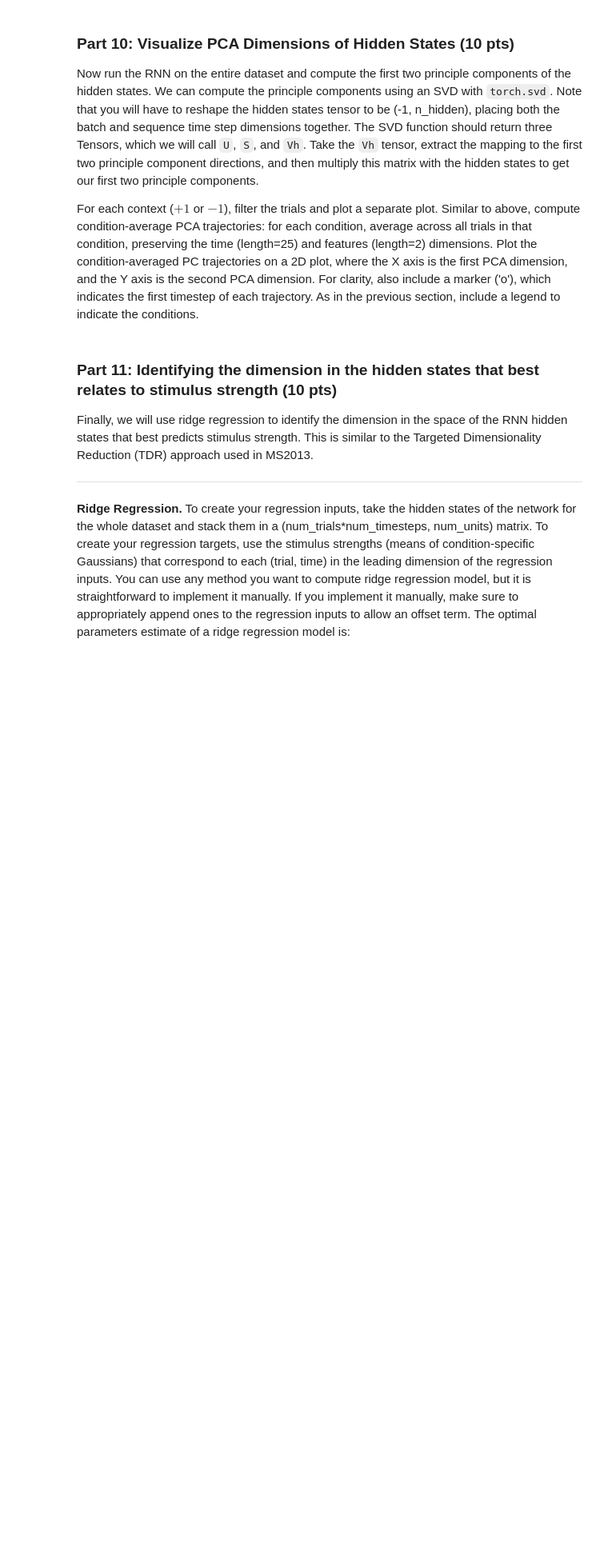
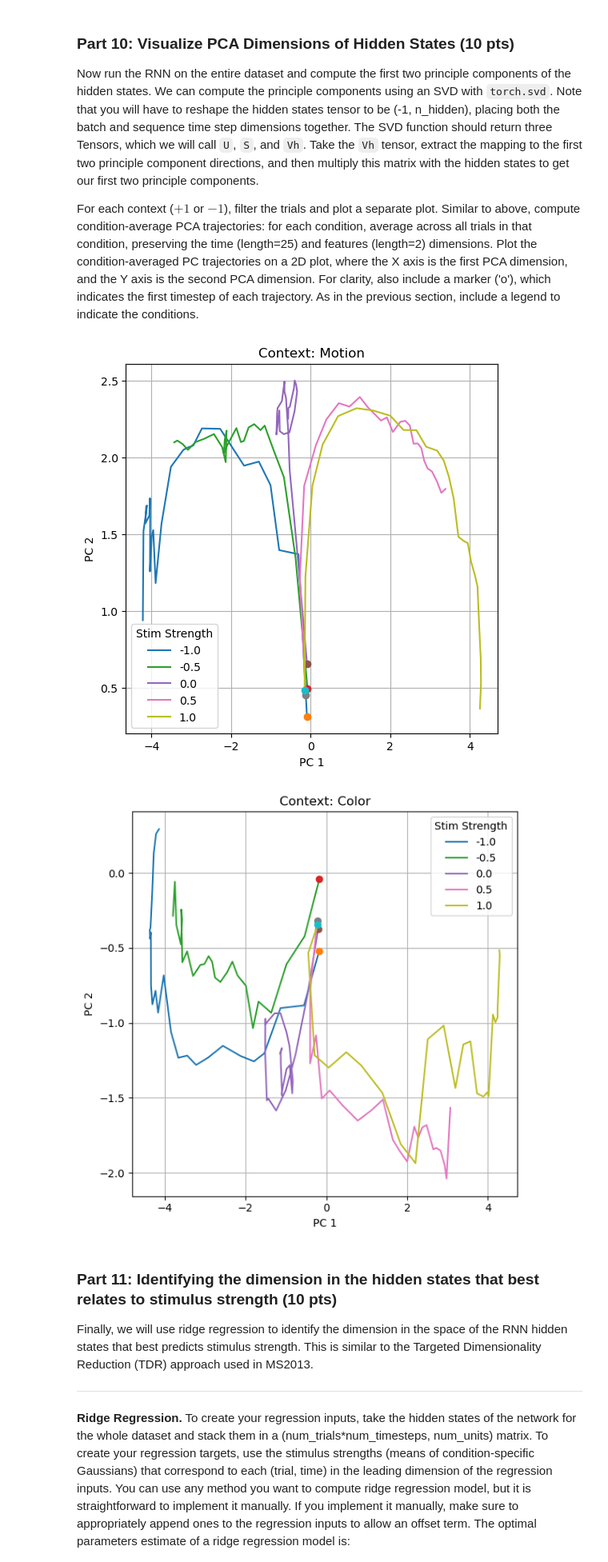
Before and after one commit to khanakagrawal/ML_for_Neuro, a Jupyter notebook: hw5/HW5b.ipynb, the cells around one changed output. Shown at 80% size. Drawn from its saved outputs; the diff is of its cells as text; code cells hidden in the pictures; blank space fills up the shorter version.

Commit message:
PCA on hidden states

```diff
--- a/hw5/HW5b.ipynb
+++ b/hw5/HW5b.ipynb
@@ -224,7 +224,6 @@ filtered_hidden = hidden_states[cue_mask]
 filtered_inputs = rnn_inputs[cue_mask]
 filtered_cues = context_cues[cue_mask]
 
-condition_means = [-1, -0.5, 0, 0.5, 1]
 condition_masks = []
 
 for strength in condition_means:
@@ -268,6 +267,50 @@ for unit in hidden_units_to_plot:
 Now run the RNN on the entire dataset and compute the first two principle components of the hidden states. We can compute the principle components using an SVD with `torch.svd`. Note that you will have to reshape the hidden states tensor to be (-1, n_hidden), placing both the batch and sequence time step dimensions together. The SVD function should return three Tensors, which we will call `U`, `S`, and `Vh`. Take the `Vh` tensor, extract the mapping to the first two principle component directions, and then multiply this matrix with the hidden states to get our first two principle components.
 
 For each context ($+1$ or $-1$), filter the trials and plot a separate plot. Similar to above, compute condition-average PCA trajectories: for each condition, average across all trials in that condition, preserving the time (length=25) and features (length=2) dimensions. Plot the condition-averaged PC trajectories on a 2D plot, where the X axis is the first PCA dimension, and the Y axis is the second PCA dimension. For clarity, also include a marker ('o'), which indicates the first timestep of each trajectory. As in the previous section, include a legend to indicate the conditions.
+# %%
+N, T, H = hidden_states.shape
+hidden_reshaped = hidden_states.reshape(N * T, H)
+
+U, S, Vh = torch.svd(hidden_reshaped)
+V2 = Vh[:, :2]
+
+hidden_pca = hidden_reshaped @ V2
+hidden_pca = hidden_pca.reshape(N, T, 2)
+
+for ctx in [1, -1]:
+    fig, ax = plt.subplots(figsize=(6, 6))
+
+    for strength in condition_means:
+        matching_trials = []
+        for i in range(N):
+            if context_cues[i].item() != ctx:
+                continue
+            relevant_dim = 0 if ctx == 1 else 1
+            stim = rnn_inputs[i, :, relevant_dim]
+            stim_mean = stim.mean().item()
+            if abs(stim_mean - strength) < 0.05:
+                matching_trials.append(i)
+
+        if not matching_trials:
+            continue
+
+        trajs = hidden_pca[matching_trials]
+        mean_traj = trajs.mean(dim=0)
+
+        ax.plot(mean_traj[:, 0], mean_traj[:, 1], label=f'{strength:.1f}')
+        ax.plot(mean_traj[0, 0], mean_traj[0, 1], 'o')
+
+    ax.set_title(f'Context: {"Motion" if ctx==1 else "Color"}')
+    ax.set_xlabel('PC 1')
+    ax.set_ylabel('PC 2')
+    ax.legend(title='Stim Strength')
+    ax.grid(True)
+
+plt.tight_layout()
+plt.show()
+# %% [output]
+[figure, added]
+[figure, added]
 # %% [markdown]
 ### Part 11: Identifying the dimension in the hidden states that best relates to stimulus strength (10 pts)
 Finally, we will use ridge regression to identify the dimension in the space of the RNN hidden states that best predicts stimulus strength. This is similar to the Targeted Dimensionality Reduction (TDR) approach used in MS2013.
```
